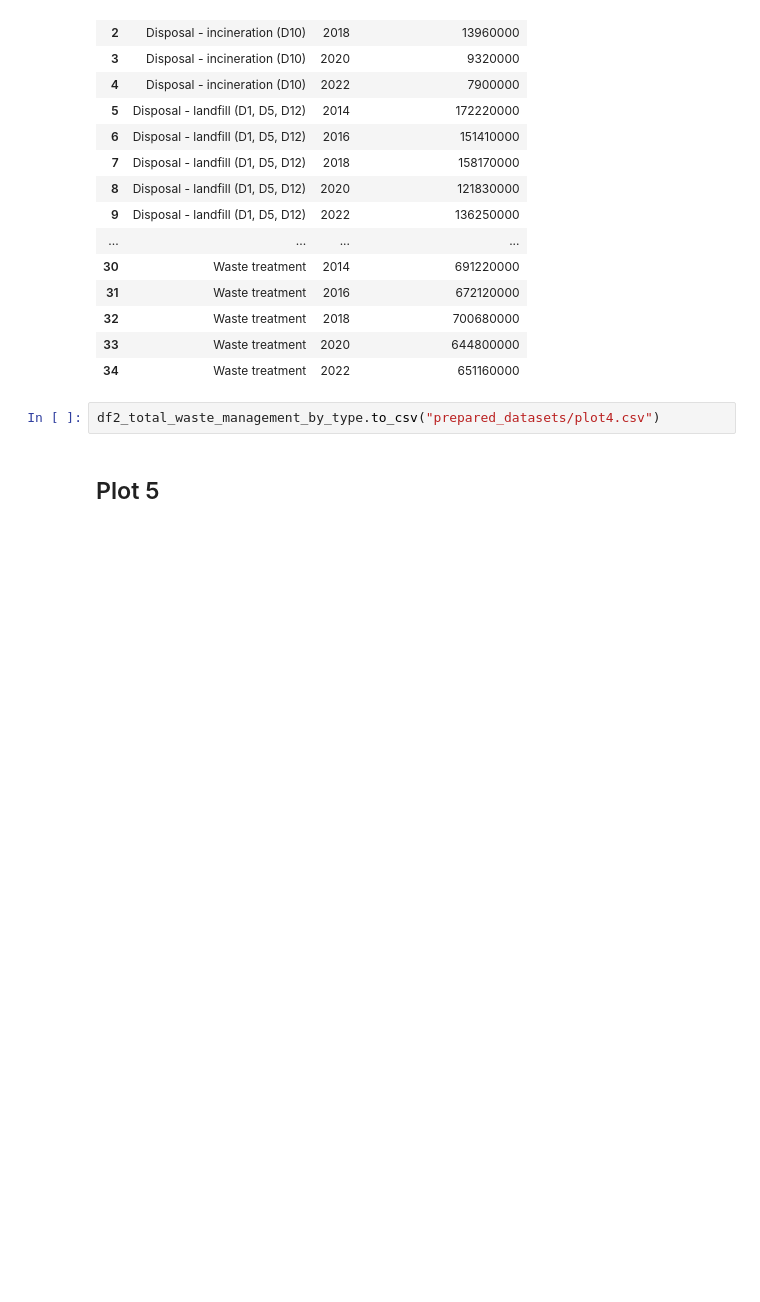
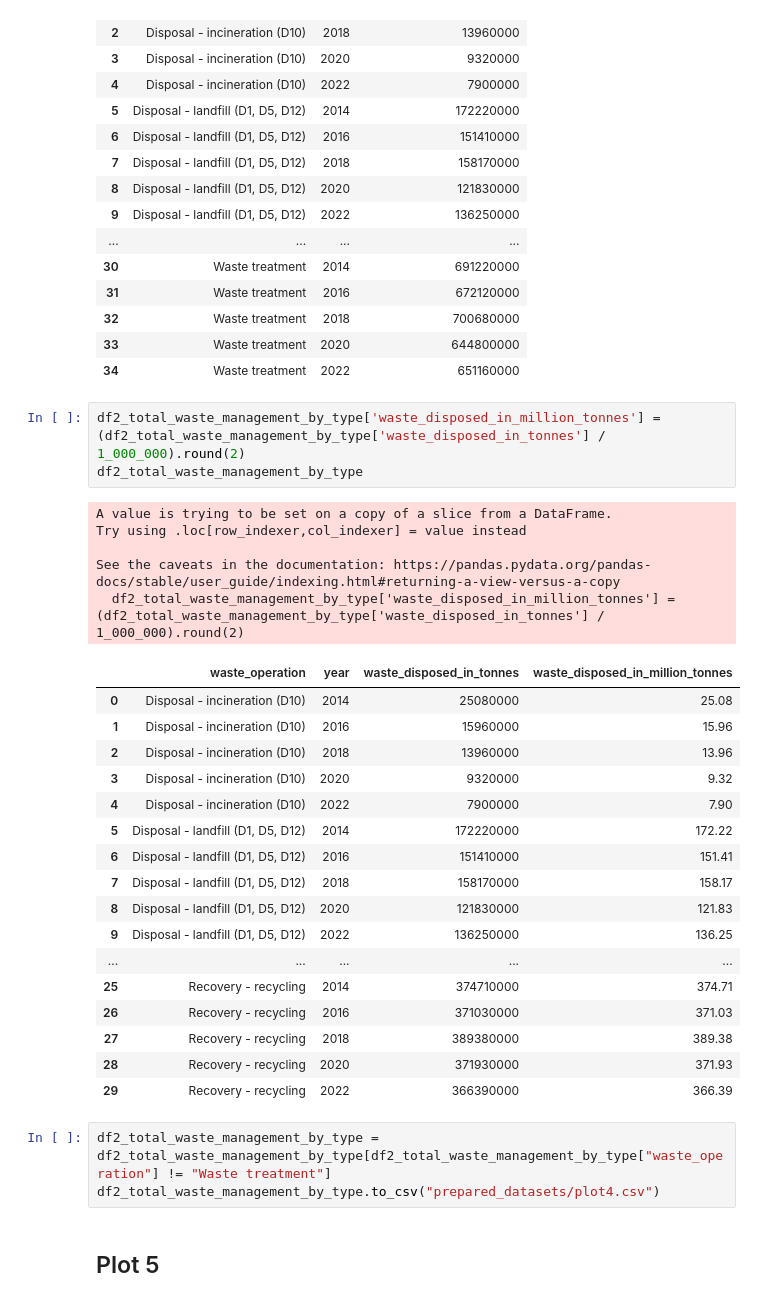
Before and after one commit to riccardocicala/Data_Visualization_Chart_Troopers, a Jupyter notebook: Stucchi/data_preparation.ipynb, the cells around one changed output. Drawn from its saved outputs; the diff is of its cells as text; blank space fills up the shorter version.

```diff
--- a/Stucchi/data_preparation.ipynb
+++ b/Stucchi/data_preparation.ipynb
@@ -510,7 +568,34 @@ df2_total_waste_management_by_type
 | 32 | Waste treatment | 2018 | 700680000 |
 | 33 | Waste treatment | 2020 | 644800000 |
 | 34 | Waste treatment | 2022 | 651160000 |
+# %%
+df2_total_waste_management_by_type['waste_disposed_in_million_tonnes'] = (df2_total_waste_management_by_type['waste_disposed_in_tonnes'] / 1_000_000).round(2)
+df2_total_waste_management_by_type
+# %% [output]
+A value is trying to be set on a copy of a slice from a DataFrame.
+Try using .loc[row_indexer,col_indexer] = value instead
+
+See the caveats in the documentation: https://pandas.pydata.org/pandas-docs/stable/user_guide/indexing.html#returning-a-view-versus-a-copy
+  df2_total_waste_management_by_type['waste_disposed_in_million_tonnes'] = (df2_total_waste_management_by_type['waste_disposed_in_tonnes'] / 1_000_000).round(2)
+|  | waste_operation | year | waste_disposed_in_tonnes | waste_disposed_in_million_tonnes |
+| 0 | Disposal - incineration (D10) | 2014 | 25080000 | 25.08 |
+| 1 | Disposal - incineration (D10) | 2016 | 15960000 | 15.96 |
+| 2 | Disposal - incineration (D10) | 2018 | 13960000 | 13.96 |
+| 3 | Disposal - incineration (D10) | 2020 | 9320000 | 9.32 |
+| 4 | Disposal - incineration (D10) | 2022 | 7900000 | 7.90 |
+| 5 | Disposal - landfill (D1, D5, D12) | 2014 | 172220000 | 172.22 |
+| 6 | Disposal - landfill (D1, D5, D12) | 2016 | 151410000 | 151.41 |
+| 7 | Disposal - landfill (D1, D5, D12) | 2018 | 158170000 | 158.17 |
+| 8 | Disposal - landfill (D1, D5, D12) | 2020 | 121830000 | 121.83 |
+| 9 | Disposal - landfill (D1, D5, D12) | 2022 | 136250000 | 136.25 |
+| ... | ... | ... | ... | ... |
+| 25 | Recovery - recycling | 2014 | 374710000 | 374.71 |
+| 26 | Recovery - recycling | 2016 | 371030000 | 371.03 |
+| 27 | Recovery - recycling | 2018 | 389380000 | 389.38 |
+| 28 | Recovery - recycling | 2020 | 371930000 | 371.93 |
+| 29 | Recovery - recycling | 2022 | 366390000 | 366.39 |
 # %%
+df2_total_waste_management_by_type = df2_total_waste_management_by_type[df2_total_waste_management_by_type["waste_operation"] != "Waste treatment"]
 df2_total_waste_management_by_type.to_csv("prepared_datasets/plot4.csv")
 # %% [markdown]
 ## Plot 5
```
Also changed, not shown: parts of 8 cells of this notebook, 8 other files.
